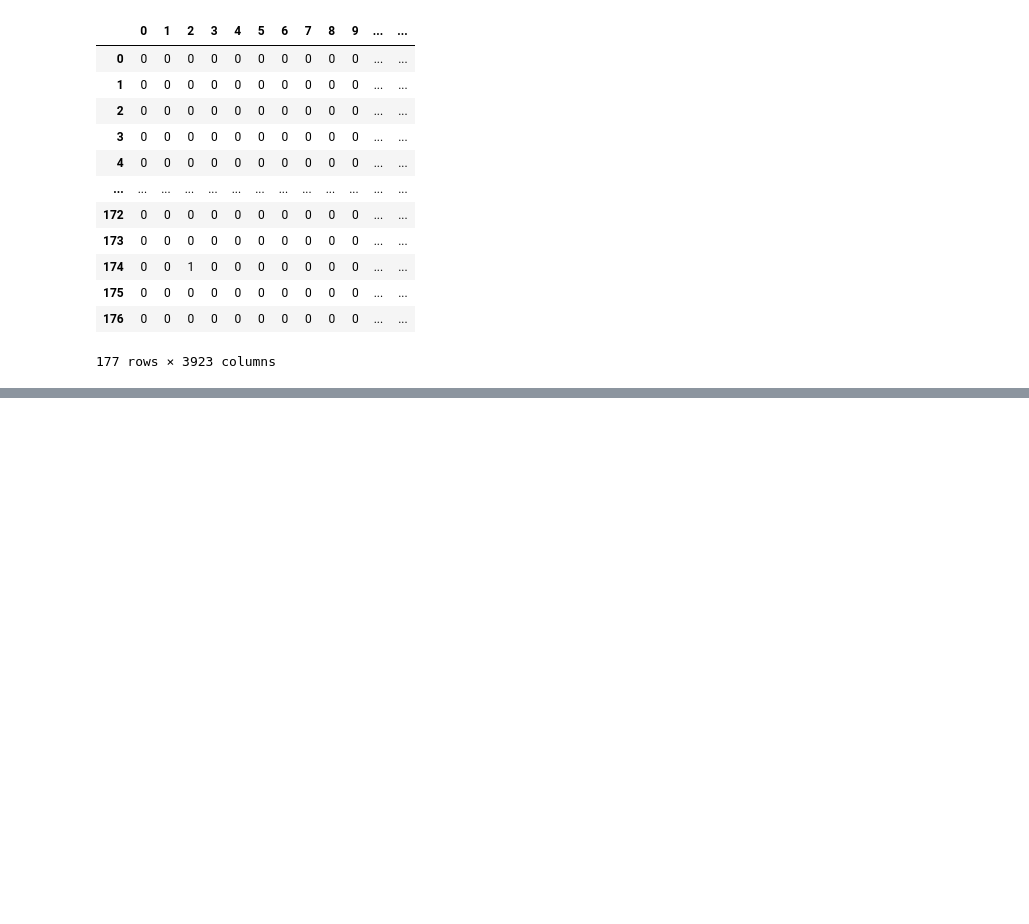
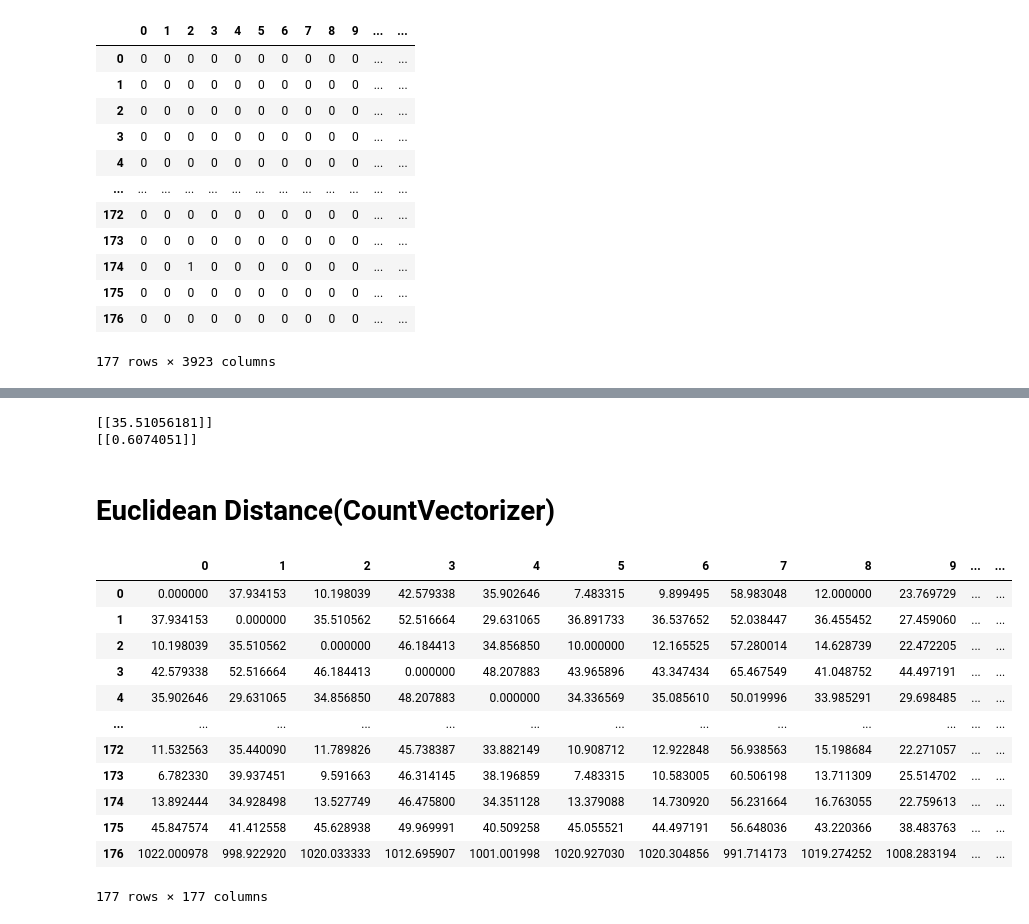
Before and after one commit to park1997/Industrial_safety_and_health_law-visualization, a Jupyter notebook: ParkByeongHyeon/산업안전보건법_XML.ipynb, the cells around one changed output, grey strips where cells are left out. Drawn from its saved outputs; the diff is of its cells as text; code cells hidden in the pictures; blank space fills up the shorter version.

```diff
--- a/ParkByeongHyeon/산업안전보건법_XML.ipynb
+++ b/ParkByeongHyeon/산업안전보건법_XML.ipynb
@@ -721,0 +738,10 @@ pd.DataFrame(countv.transform(posts).toarray())
+# %%
+# 2번째와 3번째 문서(코사인 값)
+print(euclidean_distances(X[1], X[2]))#, X)
+
+print(cosine_similarity(X[1], X[2]))#, X)
+# %% [output]
+[[35.51056181]]
+[[0.6074051]]
+# %% [markdown]
+# Euclidean Distance(CountVectorizer)
@@ -721,0 +757,19 @@ pd.DataFrame(countv.transform(posts).toarray())
+# %%
+# 모든 조에 해당하는 euclidean distance 결과 값을
+# DataFrame 형태로 변환
+euclidean_result_df = pd.DataFrame(euclidean_result)
+euclidean_result_df
+# %% [output]
+|  | 0 | 1 | 2 | 3 | 4 | 5 | 6 | 7 | 8 | 9 | ... | ... |
+| 0 | 0.000000 | 37.934153 | 10.198039 | 42.579338 | 35.902646 | 7.483315 | 9.899495 | 58.983048 | 12.000000 | 23.769729 | ... | ... |
+| 1 | 37.934153 | 0.000000 | 35.510562 | 52.516664 | 29.631065 | 36.891733 | 36.537652 | 52.038447 | 36.455452 | 27.459060 | ... | ... |
+| 2 | 10.198039 | 35.510562 | 0.000000 | 46.184413 | 34.856850 | 10.000000 | 12.165525 | 57.280014 | 14.628739 | 22.472205 | ... | ... |
+| 3 | 42.579338 | 52.516664 | 46.184413 | 0.000000 | 48.207883 | 43.965896 | 43.347434 | 65.467549 | 41.048752 | 44.497191 | ... | ... |
+| 4 | 35.902646 | 29.631065 | 34.856850 | 48.207883 | 0.000000 | 34.336569 | 35.085610 | 50.019996 | 33.985291 | 29.698485 | ... | ... |
+| ... | ... | ... | ... | ... | ... | ... | ... | ... | ... | ... | ... | ... |
+| 172 | 11.532563 | 35.440090 | 11.789826 | 45.738387 | 33.882149 | 10.908712 | 12.922848 | 56.938563 | 15.198684 | 22.271057 | ... | ... |
+| 173 | 6.782330 | 39.937451 | 9.591663 | 46.314145 | 38.196859 | 7.483315 | 10.583005 | 60.506198 | 13.711309 | 25.514702 | ... | ... |
+| 174 | 13.892444 | 34.928498 | 13.527749 | 46.475800 | 34.351128 | 13.379088 | 14.730920 | 56.231664 | 16.763055 | 22.759613 | ... | ... |
+| 175 | 45.847574 | 41.412558 | 45.628938 | 49.969991 | 40.509258 | 45.055521 | 44.497191 | 56.648036 | 43.220366 | 38.483763 | ... | ... |
+| 176 | 1022.000978 | 998.922920 | 1020.033333 | 1012.695907 | 1001.001998 | 1020.927030 | 1020.304856 | 991.714173 | 1019.274252 | 1008.283194 | ... | ... |
+177 rows × 177 columns
```
Also changed, not shown: parts of 15 cells of this notebook, 3 other files.
